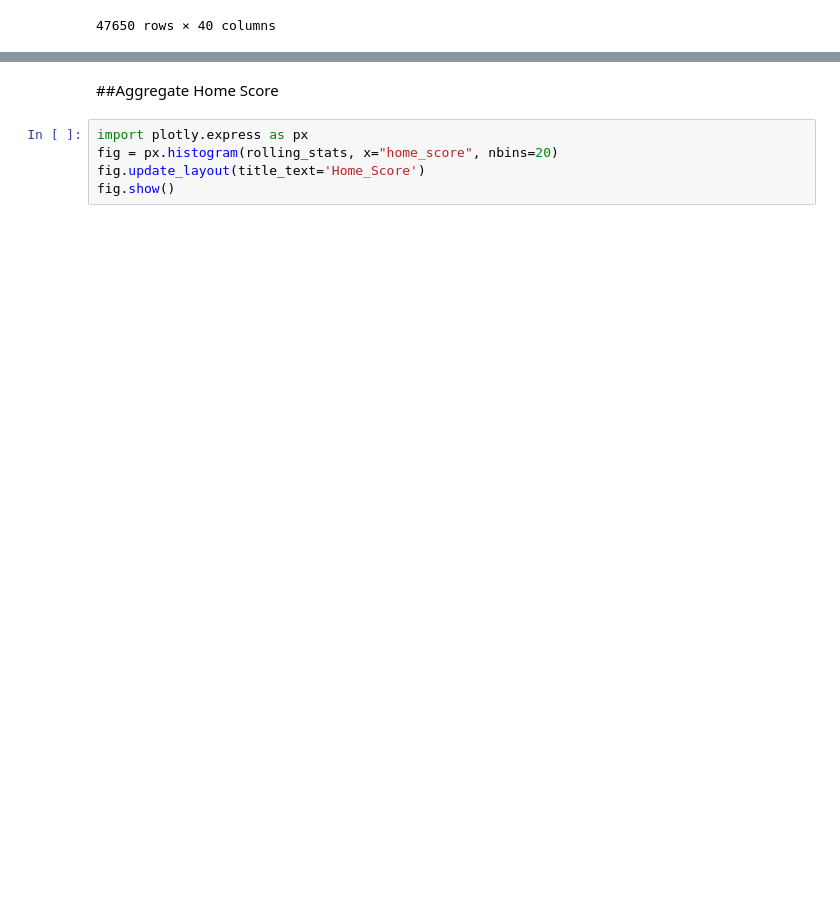
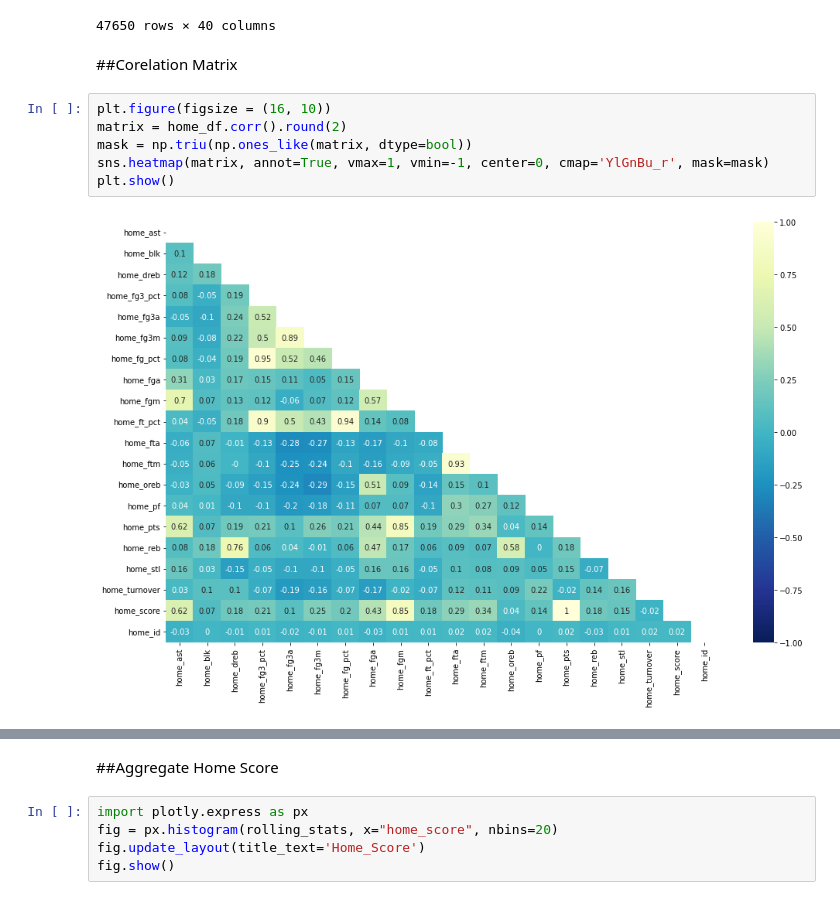
Before and after one commit to Chandramani05/NBA-Games-Data-Analysis-and-Match-Prediction, a Jupyter notebook: NBA_Machine_Learning_Predicting_Scores_using_ANN.ipynb, the cells around one changed output, grey strips where cells are left out. Cells and saved outputs as stored; diff of their text form; blank space fills up the shorter version.

```diff
--- a/NBA_Machine_Learning_Predicting_Scores_using_ANN.ipynb
+++ b/NBA_Machine_Learning_Predicting_Scores_using_ANN.ipynb
@@ -137,3 +139,13 @@ rolling_stats
 | 857661 | 21.0 | 8.0 | 33.0 | 0.191931 | 31.0 | 9.0 | 0.434609 | 85.0 | 39.0 | ... |
 | 857662 | 31.0 | 3.0 | 30.0 | 0.275000 | 29.0 | 12.0 | 0.554967 | 86.0 | 50.0 | ... |
 47650 rows × 40 columns
+# %% [markdown]
+##Corelation Matrix
+# %%
+plt.figure(figsize = (16, 10))
+matrix = home_df.corr().round(2)
+mask = np.triu(np.ones_like(matrix, dtype=bool))
+sns.heatmap(matrix, annot=True, vmax=1, vmin=-1, center=0, cmap='YlGnBu_r', mask=mask)
+plt.show()
+# %% [output]
+[figure, added]
```
Also changed, not shown: parts of 3 cells of this notebook.
